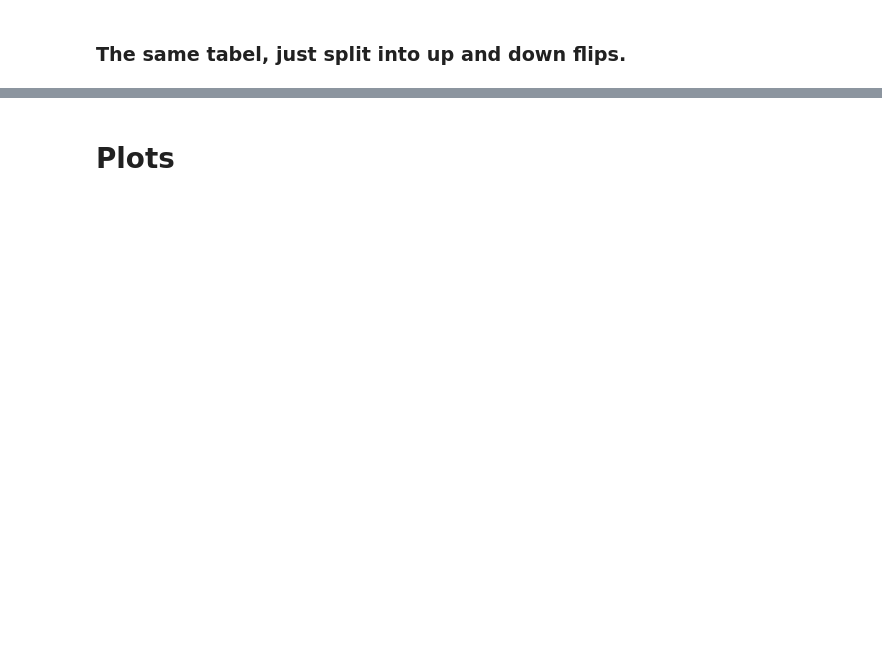
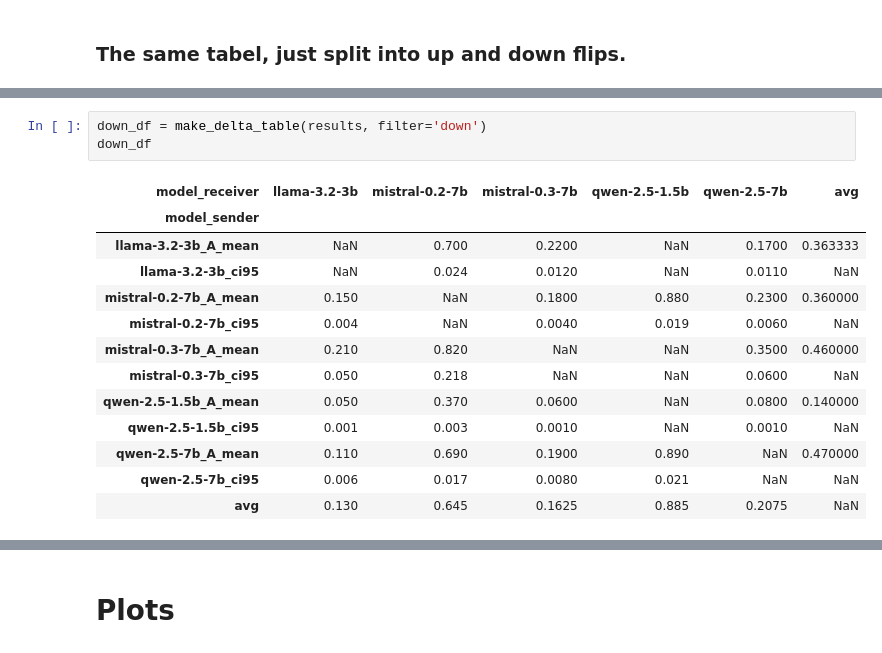
Before and after one commit to mariehaahr/mas, a Jupyter notebook: analysis.ipynb, the cells around one changed output, grey strips where cells are left out. Cells and saved outputs as stored; diff of their text form; blank space fills up the shorter version.

```diff
--- a/analysis.ipynb
+++ b/analysis.ipynb
@@ -190,0 +397,17 @@ sender_marg & 0.953 ± 0.001 & 0.972 ± 0.000 & 0.970 ± 0.000 & 0.877 ± 0.017
+# %%
+down_df = make_delta_table(results, filter='down')
+down_df
+# %% [output]
+| model_receiver | llama-3.2-3b | mistral-0.2-7b | mistral-0.3-7b | qwen-2.5-1.5b | qwen-2.5-7b | avg |
+| model_sender |  |  |  |  |  |  |
+| llama-3.2-3b_A_mean | NaN | 0.700 | 0.2200 | NaN | 0.1700 | 0.363333 |
+| llama-3.2-3b_ci95 | NaN | 0.024 | 0.0120 | NaN | 0.0110 | NaN |
+| mistral-0.2-7b_A_mean | 0.150 | NaN | 0.1800 | 0.880 | 0.2300 | 0.360000 |
+| mistral-0.2-7b_ci95 | 0.004 | NaN | 0.0040 | 0.019 | 0.0060 | NaN |
+| mistral-0.3-7b_A_mean | 0.210 | 0.820 | NaN | NaN | 0.3500 | 0.460000 |
+| mistral-0.3-7b_ci95 | 0.050 | 0.218 | NaN | NaN | 0.0600 | NaN |
+| qwen-2.5-1.5b_A_mean | 0.050 | 0.370 | 0.0600 | NaN | 0.0800 | 0.140000 |
+| qwen-2.5-1.5b_ci95 | 0.001 | 0.003 | 0.0010 | NaN | 0.0010 | NaN |
+| qwen-2.5-7b_A_mean | 0.110 | 0.690 | 0.1900 | 0.890 | NaN | 0.470000 |
+| qwen-2.5-7b_ci95 | 0.006 | 0.017 | 0.0080 | 0.021 | NaN | NaN |
+| avg | 0.130 | 0.645 | 0.1625 | 0.885 | 0.2075 | NaN |
```
Also changed, not shown: parts of 23 cells of this notebook, 1 other file.
